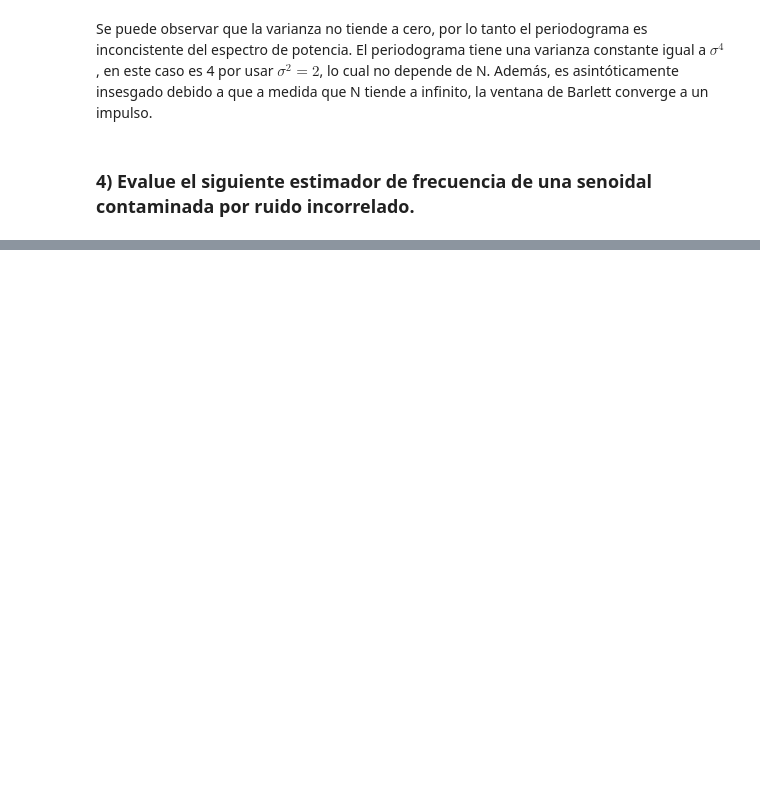
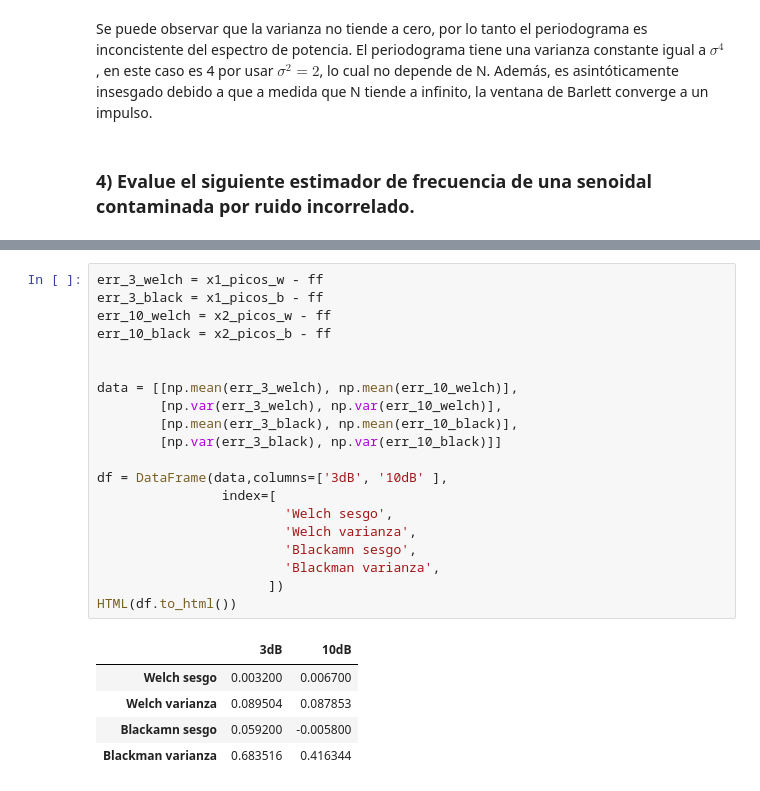
Before and after one commit to gfarace/PDS, a Jupyter notebook: Trabajos_Semanales/pds_ts8/nb_ts8.ipynb, the cells around one changed output, grey strips where cells are left out. Drawn from its saved outputs; the diff is of its cells as text; blank space fills up the shorter version.

```diff
--- a/Trabajos_Semanales/pds_ts8/nb_ts8.ipynb
+++ b/Trabajos_Semanales/pds_ts8/nb_ts8.ipynb
@@ -337,0 +308,26 @@ HTML(df.to_html())
+# %%
+err_3_welch = x1_picos_w - ff
+err_3_black = x1_picos_b - ff
+err_10_welch = x2_picos_w - ff
+err_10_black = x2_picos_b - ff
+
+
+data = [[np.mean(err_3_welch), np.mean(err_10_welch)],
+        [np.var(err_3_welch), np.var(err_10_welch)],
+        [np.mean(err_3_black), np.mean(err_10_black)],
+        [np.var(err_3_black), np.var(err_10_black)]]
+
+df = DataFrame(data,columns=['3dB', '10dB' ],
+                index=[
+                        'Welch sesgo',
+                        'Welch varianza',
+                        'Blackamn sesgo',
+                        'Blackman varianza',
+                      ])
+HTML(df.to_html())
+# %% [output]
+|  | 3dB | 10dB |
+| Welch sesgo | 0.003200 | 0.006700 |
+| Welch varianza | 0.089504 | 0.087853 |
+| Blackamn sesgo | 0.059200 | -0.005800 |
+| Blackman varianza | 0.683516 | 0.416344 |
```
Also changed, not shown: parts of 11 cells of this notebook, 3 other files.
